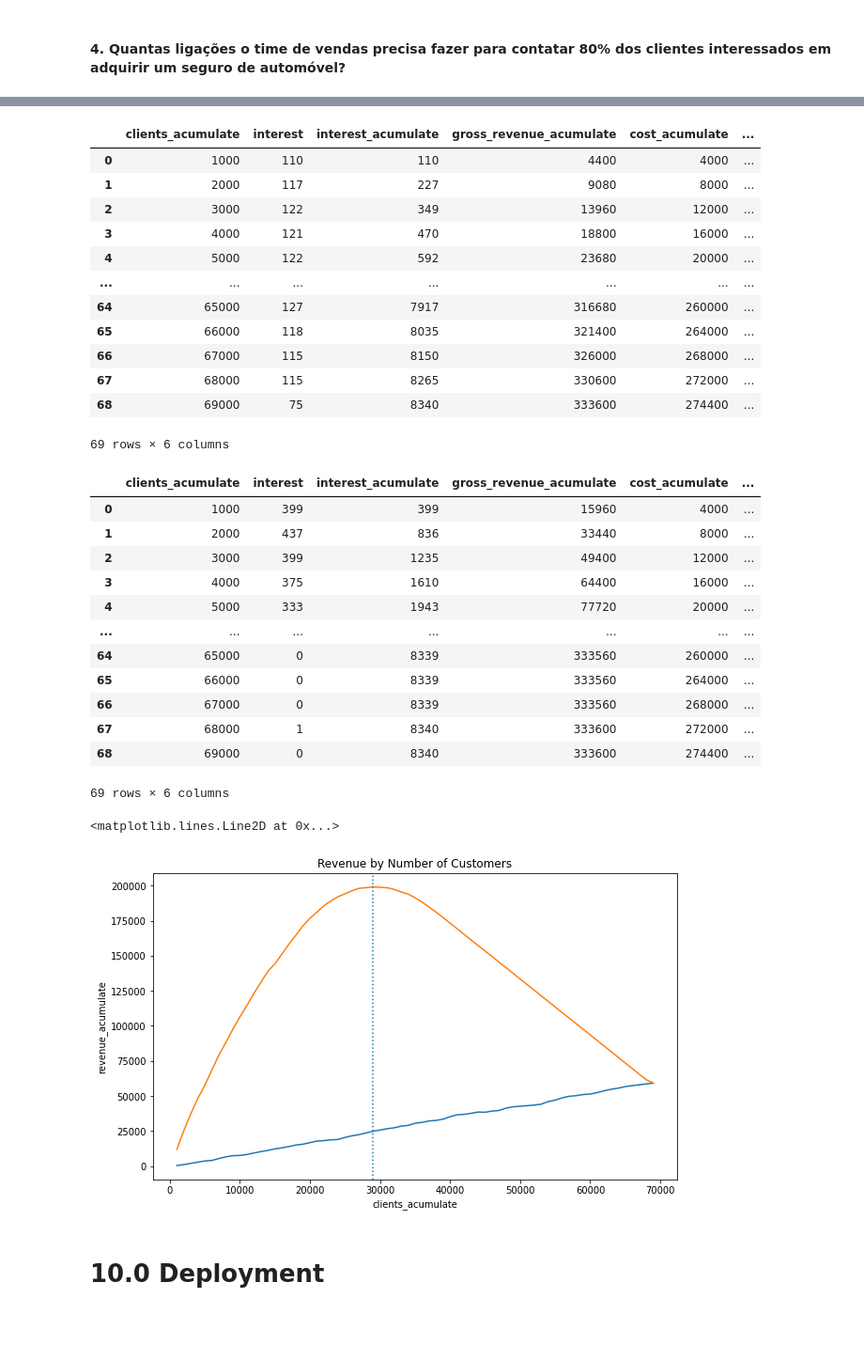
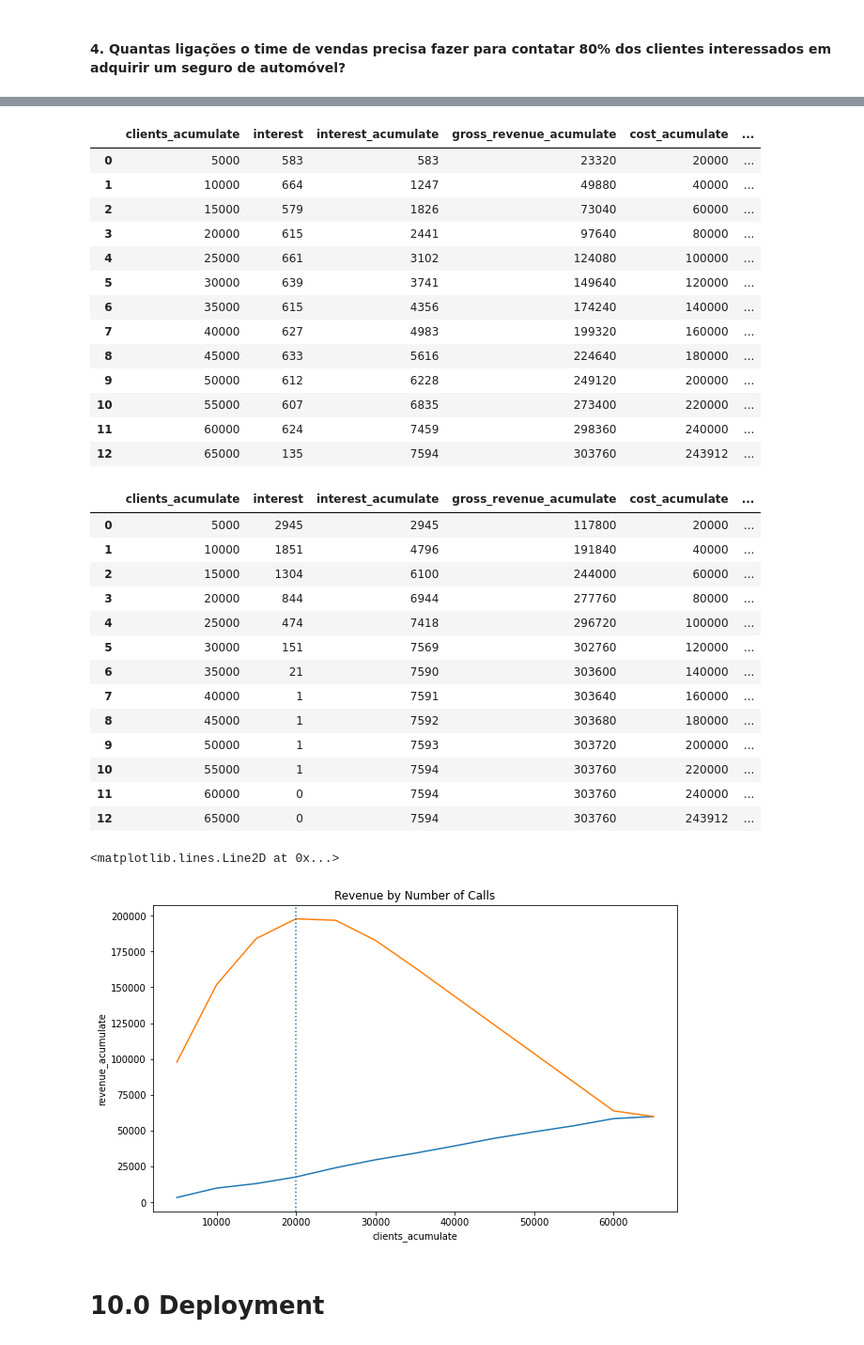
Before and after one commit to ArthurMesquita96/Insurance-Cross-Sell, a Jupyter notebook: insurance_cross_sell_notebook.ipynb, the cells around one changed output, grey strips where cells are left out. Shown at 94% size. Saved outputs shown, nothing was run; the diff lists cells and outputs as text; code cells hidden in the pictures.

```diff
--- a/insurance_cross_sell_notebook.ipynb
+++ b/insurance_cross_sell_notebook.ipynb
@@ -709,7 +710,7 @@ df5 = df4.copy()
 X = df4.drop(['response'],axis=1)
 y = df4['response'].copy()
 
-X_train_raw, X_test_raw, Y_train_raw, Y_test_raw = ms.train_test_split(X, y, test_size=0.1)
+X_train_raw, X_test_raw, Y_train_raw, Y_test_raw = ms.train_test_split(X, y, test_size=0.2)
 # %% [markdown]
 ### 5.1.2 Training and Validation
 # %%
@@ -1273,7 +1259,7 @@ results_baseline['index'] = range(1,len(y_validation)+1)
 results_baseline['real'] = y_validation.tolist()
 
 # client window
-window = 1000
+window = 5000
 results_baseline['clients_acumulate'] = 0
 for i in arange(0,len(y_validation)/window,1).astype(int):
     results_baseline['clients_acumulate'][(window)*i:window*(i+1)] = window*(i+1)
@@ -1299,18 +1285,19 @@ df_baseline['revenue_acumulate'] = df_baseline['revenue'].cumsum()
 df_baseline[['clients_acumulate','interest','interest_acumulate','gross_revenue_acumulate','cost_acumulate','revenue_acumulate']]
 # %% [output]
 |  | clients_acumulate | interest | interest_acumulate | gross_revenue_acumulate | cost_acumulate | ... |
-| 0 | 1000 | 110 | 110 | 4400 | 4000 | ... |
-| 1 | 2000 | 117 | 227 | 9080 | 8000 | ... |
-| 2 | 3000 | 122 | 349 | 13960 | 12000 | ... |
-| 3 | 4000 | 121 | 470 | 18800 | 16000 | ... |
-| 4 | 5000 | 122 | 592 | 23680 | 20000 | ... |
-| ... | ... | ... | ... | ... | ... | ... |
-| 64 | 65000 | 127 | 7917 | 316680 | 260000 | ... |
-| 65 | 66000 | 118 | 8035 | 321400 | 264000 | ... |
-| 66 | 67000 | 115 | 8150 | 326000 | 268000 | ... |
-| 67 | 68000 | 115 | 8265 | 330600 | 272000 | ... |
-| 68 | 69000 | 75 | 8340 | 333600 | 274400 | ... |
+| 0 | 5000 | 583 | 583 | 23320 | 20000 | ... |
+| 1 | 10000 | 664 | 1247 | 49880 | 40000 | ... |
+| 2 | 15000 | 579 | 1826 | 73040 | 60000 | ... |
+| 3 | 20000 | 615 | 2441 | 97640 | 80000 | ... |
+| 4 | 25000 | 661 | 3102 | 124080 | 100000 | ... |
+| 5 | 30000 | 639 | 3741 | 149640 | 120000 | ... |
+| 6 | 35000 | 615 | 4356 | 174240 | 140000 | ... |
+| 7 | 40000 | 627 | 4983 | 199320 | 160000 | ... |
+| 8 | 45000 | 633 | 5616 | 224640 | 180000 | ... |
+| 9 | 50000 | 612 | 6228 | 249120 | 200000 | ... |
+| 10 | 55000 | 607 | 6835 | 273400 | 220000 | ... |
+| 11 | 60000 | 624 | 7459 | 298360 | 240000 | ... |
+| 12 | 65000 | 135 | 7594 | 303760 | 243912 | ... |
-69 rows × 6 columns
 # %%
 results_ml = pd.DataFrame()
 
@@ -1327,7 +1314,7 @@ results_ml['real'] = y_validation.tolist()
 results_ml = results_ml.sort_values('score',ascending=False)
 
 # client window
-window = 1000
+window = 5000
 results_ml['clients_acumulate'] = 0
 for i in arange(0,len(y_validation)/window,1).astype(int):
     results_ml['clients_acumulate'][(window)*i:window*(i+1)] = window*(i+1)
@@ -1353,29 +1340,30 @@ df['revenue_acumulate'] = df['revenue'].cumsum()
 df[['clients_acumulate','interest','interest_acumulate','gross_revenue_acumulate','cost_acumulate','revenue_acumulate']]
 # %% [output]
 |  | clients_acumulate | interest | interest_acumulate | gross_revenue_acumulate | cost_acumulate | ... |
-| 0 | 1000 | 399 | 399 | 15960 | 4000 | ... |
-| 1 | 2000 | 437 | 836 | 33440 | 8000 | ... |
-| 2 | 3000 | 399 | 1235 | 49400 | 12000 | ... |
-| 3 | 4000 | 375 | 1610 | 64400 | 16000 | ... |
-| 4 | 5000 | 333 | 1943 | 77720 | 20000 | ... |
-| ... | ... | ... | ... | ... | ... | ... |
-| 64 | 65000 | 0 | 8339 | 333560 | 260000 | ... |
-| 65 | 66000 | 0 | 8339 | 333560 | 264000 | ... |
-| 66 | 67000 | 0 | 8339 | 333560 | 268000 | ... |
-| 67 | 68000 | 1 | 8340 | 333600 | 272000 | ... |
-| 68 | 69000 | 0 | 8340 | 333600 | 274400 | ... |
+| 0 | 5000 | 2945 | 2945 | 117800 | 20000 | ... |
+| 1 | 10000 | 1851 | 4796 | 191840 | 40000 | ... |
+| 2 | 15000 | 1304 | 6100 | 244000 | 60000 | ... |
+| 3 | 20000 | 844 | 6944 | 277760 | 80000 | ... |
+| 4 | 25000 | 474 | 7418 | 296720 | 100000 | ... |
+| 5 | 30000 | 151 | 7569 | 302760 | 120000 | ... |
+| 6 | 35000 | 21 | 7590 | 303600 | 140000 | ... |
+| 7 | 40000 | 1 | 7591 | 303640 | 160000 | ... |
+| 8 | 45000 | 1 | 7592 | 303680 | 180000 | ... |
+| 9 | 50000 | 1 | 7593 | 303720 | 200000 | ... |
+| 10 | 55000 | 1 | 7594 | 303760 | 220000 | ... |
+| 11 | 60000 | 0 | 7594 | 303760 | 240000 | ... |
+| 12 | 65000 | 0 | 7594 | 303760 | 243912 | ... |
-69 rows × 6 columns
 # %%
 optimal_number_of_clients = df.loc[df['revenue_acumulate'] == max(df['revenue_acumulate']), ['clients_acumulate']].values
 
 plt.figure(figsize=(10,6))
-plt.title('Revenue by Number of Customers')
+plt.title('Revenue by Number of Calls')
 sns.lineplot(x='clients_acumulate',y='revenue_acumulate',data=df_baseline)
 sns.lineplot(x='clients_acumulate',y='revenue_acumulate',data=df);
 plt.axvline(x = optimal_number_of_clients, linestyle = ':')
 # %% [output]
 <matplotlib.lines.Line2D at 0x...>
-[figure, old version]
+[figure, new version]
 # %% [markdown]
 # 10.0 Deployment
 # %%
```
Also changed, not shown: parts of 25 cells of this notebook, 9 other files.
